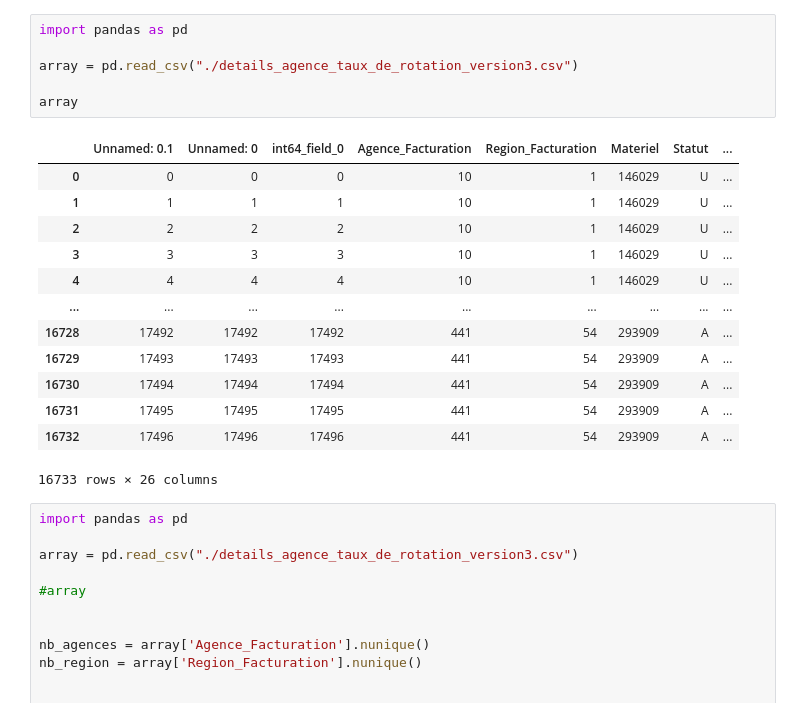
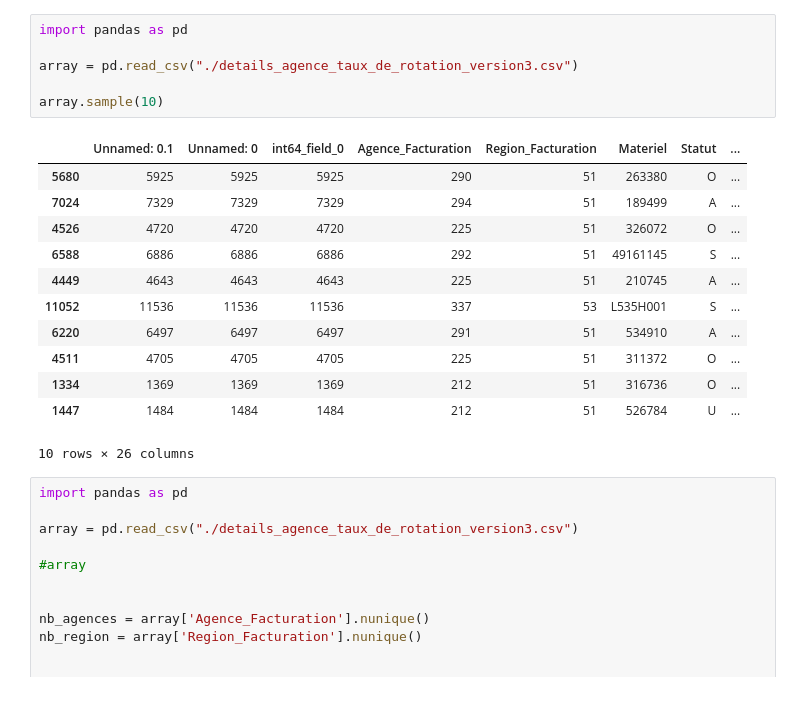
Before and after one commit to LudovicLelong/dashbord-python, a Jupyter notebook: Dashbord-pretotype.ipynb, the cells around one changed output. Saved outputs shown, nothing was run; the diff lists cells and outputs as text.

```diff
--- a/Dashbord-pretotype.ipynb
+++ b/Dashbord-pretotype.ipynb
@@ -1,23 +1,22 @@
 # %%
 import pandas as pd
 
 array = pd.read_csv("./details_agence_taux_de_rotation_version3.csv")
 
-array
+array.sample(10)
 # %% [output]
 |  | Unnamed: 0.1 | Unnamed: 0 | int64_field_0 | Agence_Facturation | Region_Facturation | Materiel | Statut | ... |
-| 0 | 0 | 0 | 0 | 10 | 1 | 146029 | U | ... |
-| 1 | 1 | 1 | 1 | 10 | 1 | 146029 | U | ... |
-| 2 | 2 | 2 | 2 | 10 | 1 | 146029 | U | ... |
-| 3 | 3 | 3 | 3 | 10 | 1 | 146029 | U | ... |
-| 4 | 4 | 4 | 4 | 10 | 1 | 146029 | U | ... |
-| ... | ... | ... | ... | ... | ... | ... | ... | ... |
-| 16728 | 17492 | 17492 | 17492 | 441 | 54 | 293909 | A | ... |
-| 16729 | 17493 | 17493 | 17493 | 441 | 54 | 293909 | A | ... |
-| 16730 | 17494 | 17494 | 17494 | 441 | 54 | 293909 | A | ... |
-| 16731 | 17495 | 17495 | 17495 | 441 | 54 | 293909 | A | ... |
-| 16732 | 17496 | 17496 | 17496 | 441 | 54 | 293909 | A | ... |
+| 5680 | 5925 | 5925 | 5925 | 290 | 51 | 263380 | O | ... |
+| 7024 | 7329 | 7329 | 7329 | 294 | 51 | 189499 | A | ... |
+| 4526 | 4720 | 4720 | 4720 | 225 | 51 | 326072 | O | ... |
+| 6588 | 6886 | 6886 | 6886 | 292 | 51 | 49161145 | S | ... |
+| 4449 | 4643 | 4643 | 4643 | 225 | 51 | 210745 | A | ... |
+| 11052 | 11536 | 11536 | 11536 | 337 | 53 | L535H001 | S | ... |
+| 6220 | 6497 | 6497 | 6497 | 291 | 51 | 534910 | A | ... |
+| 4511 | 4705 | 4705 | 4705 | 225 | 51 | 311372 | O | ... |
+| 1334 | 1369 | 1369 | 1369 | 212 | 51 | 316736 | O | ... |
+| 1447 | 1484 | 1484 | 1484 | 212 | 51 | 526784 | U | ... |
-16733 rows × 26 columns
+10 rows × 26 columns
 # %%
 import pandas as pd
 
```
Also changed, not shown: parts of 5 cells of this notebook.
